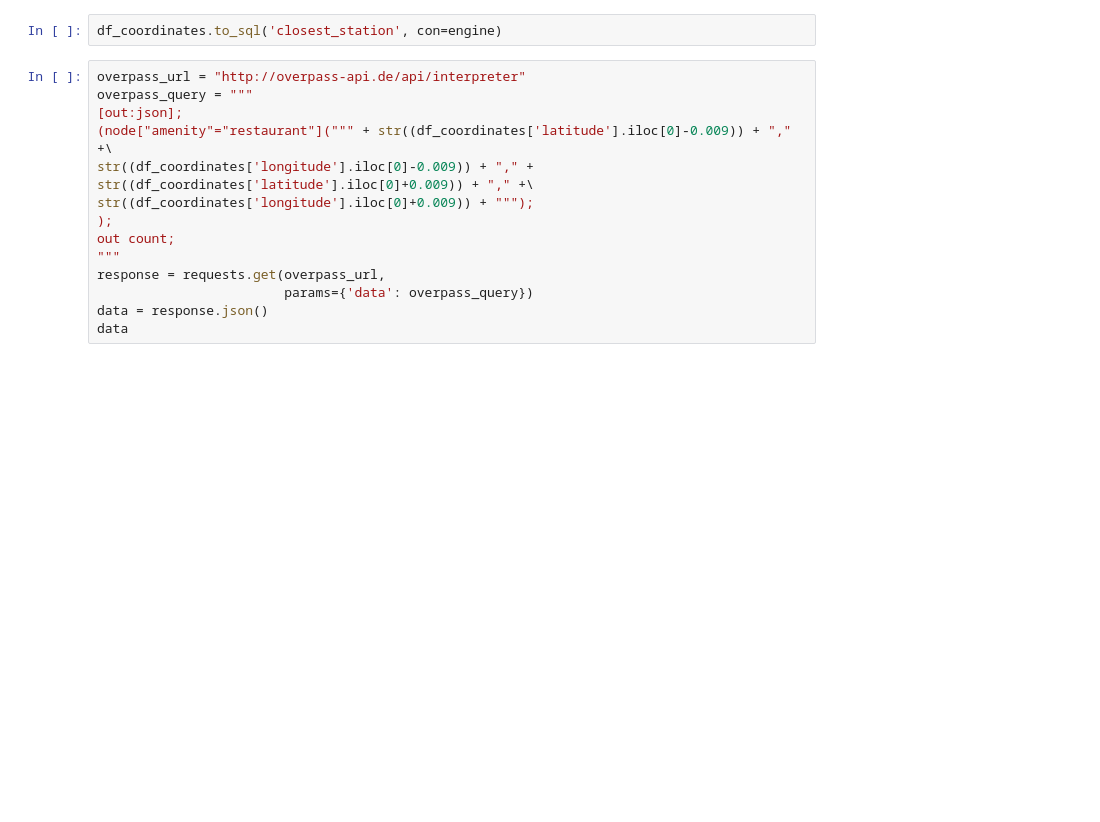
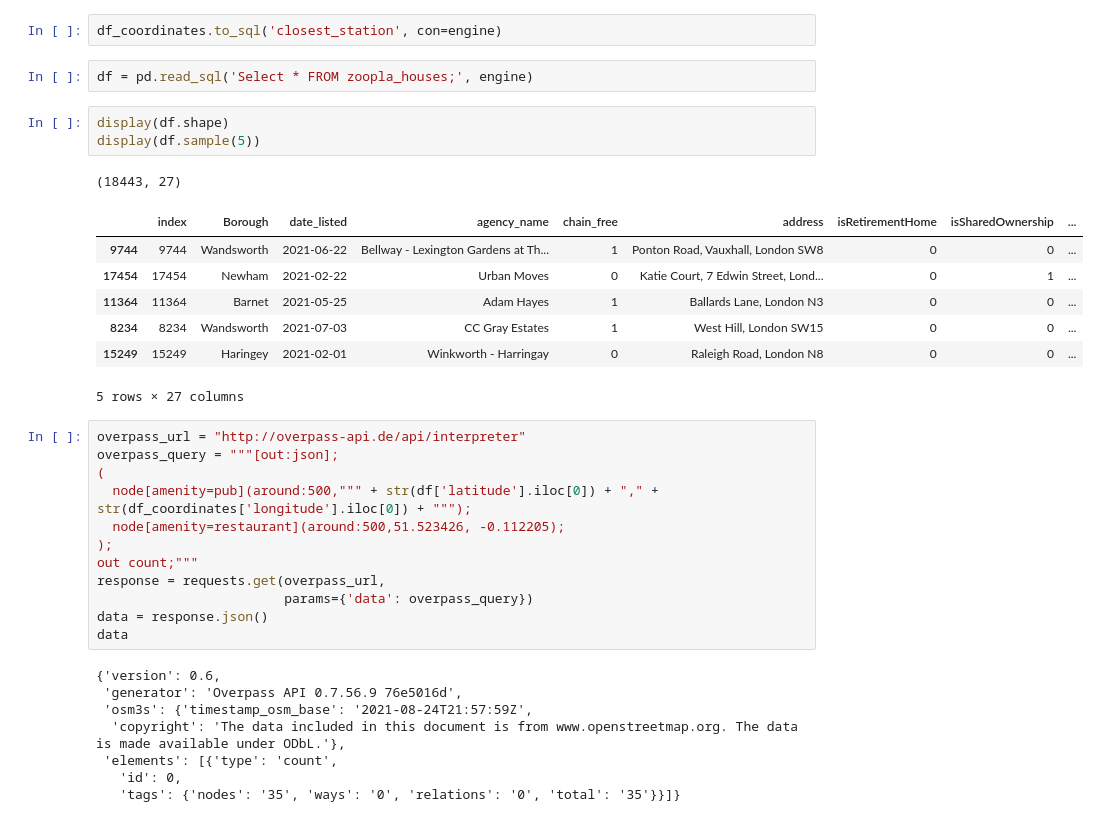
Before and after one commit to diequies/zoopla_houses, a Jupyter notebook: maps_data_extraction.ipynb, the cells around one changed output. Saved outputs shown, nothing was run; the diff lists cells and outputs as text; blank space fills up the shorter version.

```diff
--- a/maps_data_extraction.ipynb
+++ b/maps_data_extraction.ipynb
@@ -146,17 +146,37 @@ df_coordinates.sample(10)
 | 13982 | Ealing Broadway | 805 |
 # %%
 df_coordinates.to_sql('closest_station', con=engine)
+# %%
+df = pd.read_sql('Select * FROM zoopla_houses;', engine)
+# %%
+display(df.shape)
+display(df.sample(5))
+# %% [output]
+(18443, 27)
+|  | index | Borough | date_listed | agency_name | chain_free | address | isRetirementHome | isSharedOwnership | ... |
+| 9744 | 9744 | Wandsworth | 2021-06-22 | Bellway - Lexington Gardens at Th... | 1 | Ponton Road, Vauxhall, London SW8 | 0 | 0 | ... |
+| 17454 | 17454 | Newham | 2021-02-22 | Urban Moves | 0 | Katie Court, 7 Edwin Street, Lond... | 0 | 1 | ... |
+| 11364 | 11364 | Barnet | 2021-05-25 | Adam Hayes | 1 | Ballards Lane, London N3 | 0 | 0 | ... |
+| 8234 | 8234 | Wandsworth | 2021-07-03 | CC Gray Estates | 1 | West Hill, London SW15 | 0 | 0 | ... |
+| 15249 | 15249 | Haringey | 2021-02-01 | Winkworth - Harringay | 0 | Raleigh Road, London N8 | 0 | 0 | ... |
+5 rows × 27 columns
 # %%
 overpass_url = "http://overpass-api.de/api/interpreter"
-overpass_query = """
-[out:json];
-(node["amenity"="restaurant"](""" + str((df_coordinates['latitude'].iloc[0]-0.009)) + "," +\
-str((df_coordinates['longitude'].iloc[0]-0.009)) + "," + str((df_coordinates['latitude'].iloc[0]+0.009)) + "," +\
-str((df_coordinates['longitude'].iloc[0]+0.009)) + """);
+overpass_query = """[out:json];
+(
+  node[amenity=pub](around:500,""" + str(df['latitude'].iloc[0]) + "," + str(df_coordinates['longitude'].iloc[0]) + """);
+  node[amenity=restaurant](around:500,51.523426, -0.112205);
 );
-out count;
-"""
+out count;"""
 response = requests.get(overpass_url,
                         params={'data': overpass_query})
 data = response.json()
 data
+# %% [output]
+{'version': 0.6,
+ 'generator': 'Overpass API 0.7.56.9 76e5016d',
+ 'osm3s': {'timestamp_osm_base': '2021-08-24T21:57:59Z',
+  'copyright': 'The data included in this document is from www.openstreetmap.org. The data is made available under ODbL.'},
+ 'elements': [{'type': 'count',
+   'id': 0,
+   'tags': {'nodes': '35', 'ways': '0', 'relations': '0', 'total': '35'}}]}
```
Also changed, not shown: 1 other file.
